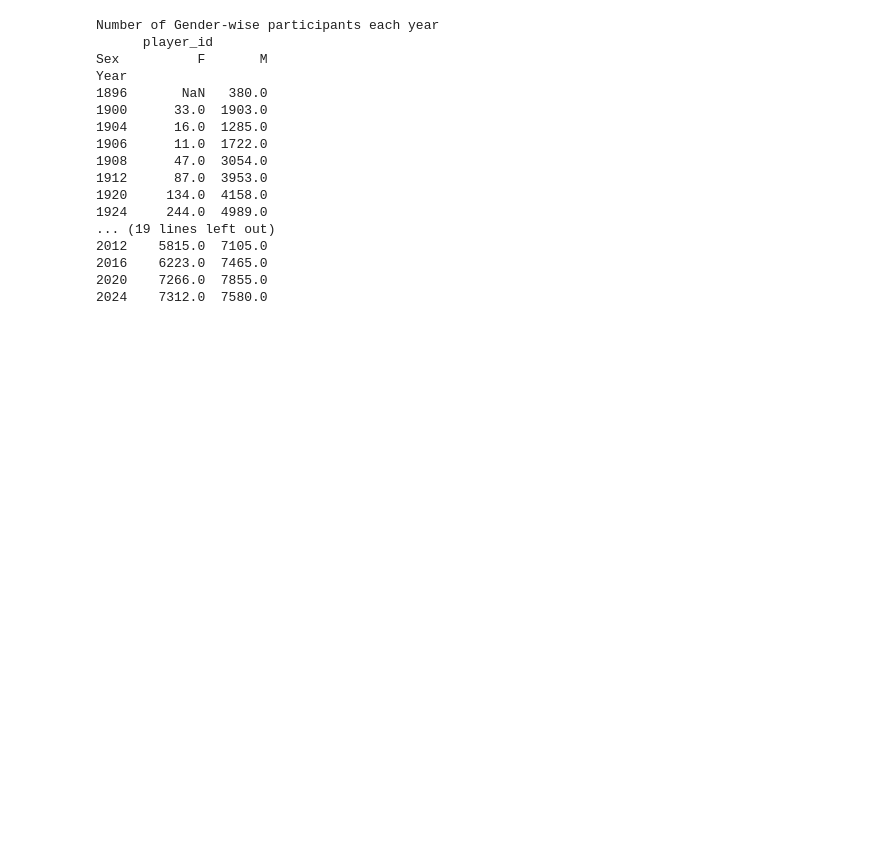
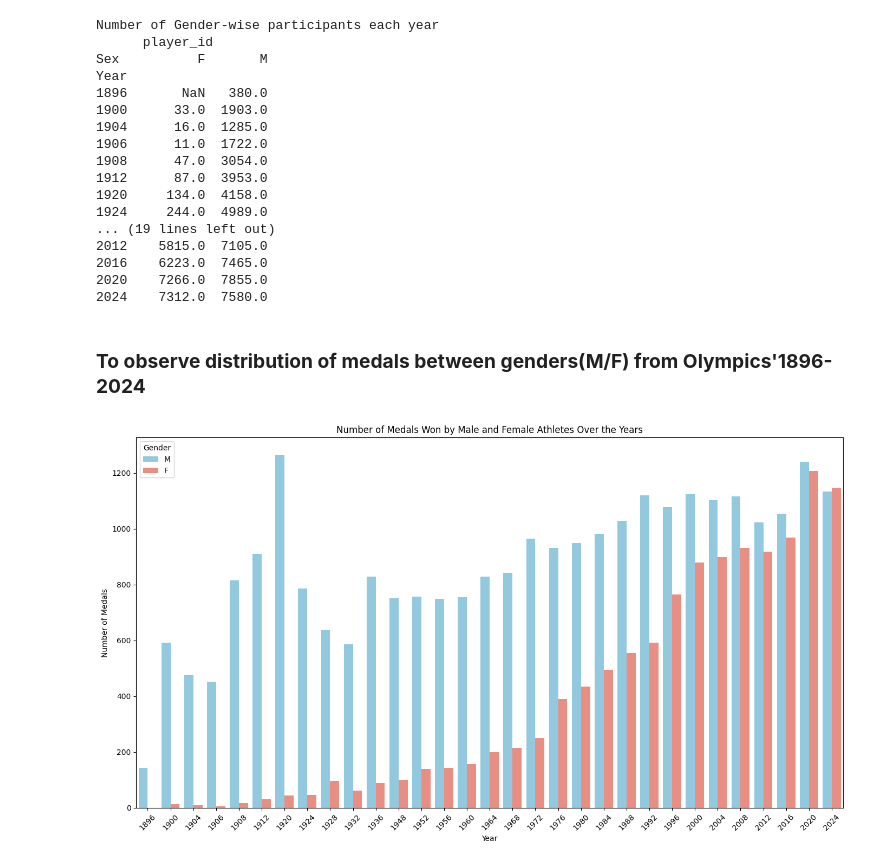
Before and after one commit to saadkhalidabbasi/EDA-Projects, a Jupyter notebook: Summer_Olympics_Medals_(1896_2024).ipynb, the cells around one changed output. Saved outputs shown, nothing was run; the diff lists cells and outputs as text; code cells hidden in the pictures; blank space fills up the shorter version.

```diff
--- a/Summer_Olympics_Medals_(1896_2024).ipynb
+++ b/Summer_Olympics_Medals_(1896_2024).ipynb
@@ -110,3 +112,20 @@ Year
 # %%
 #subset with only [Gold, Silver, Bronze] labels_ No medal is fine too, getting to the olympics is a big deal :).
 Legit_medals = df[df['Medal'] != 'No medal']
+# %% [markdown]
+### **To observe distribution of medals between genders(M/F) from Olympics'1896-2024**
+# %%
+medal_counts_gender_years = Legit_medals.groupby(['Year', 'Sex']).size().reset_index(name='Number of Medals')
+
+plt.figure(figsize=(14, 8))
+sns.barplot(data=medal_counts_gender_years, x='Year', y='Number of Medals', hue='Sex', palette={'M': 'skyblue', 'F': 'salmon'})
+
+plt.xlabel('Year')
+plt.ylabel('Number of Medals')
+plt.title('Number of Medals Won by Male and Female Athletes Over the Years')
+plt.xticks(rotation=45)
+plt.legend(title='Gender')
+plt.tight_layout()
+plt.show()
+# %% [output]
+[figure, added]
```
Also changed, not shown: parts of 8 cells of this notebook.
